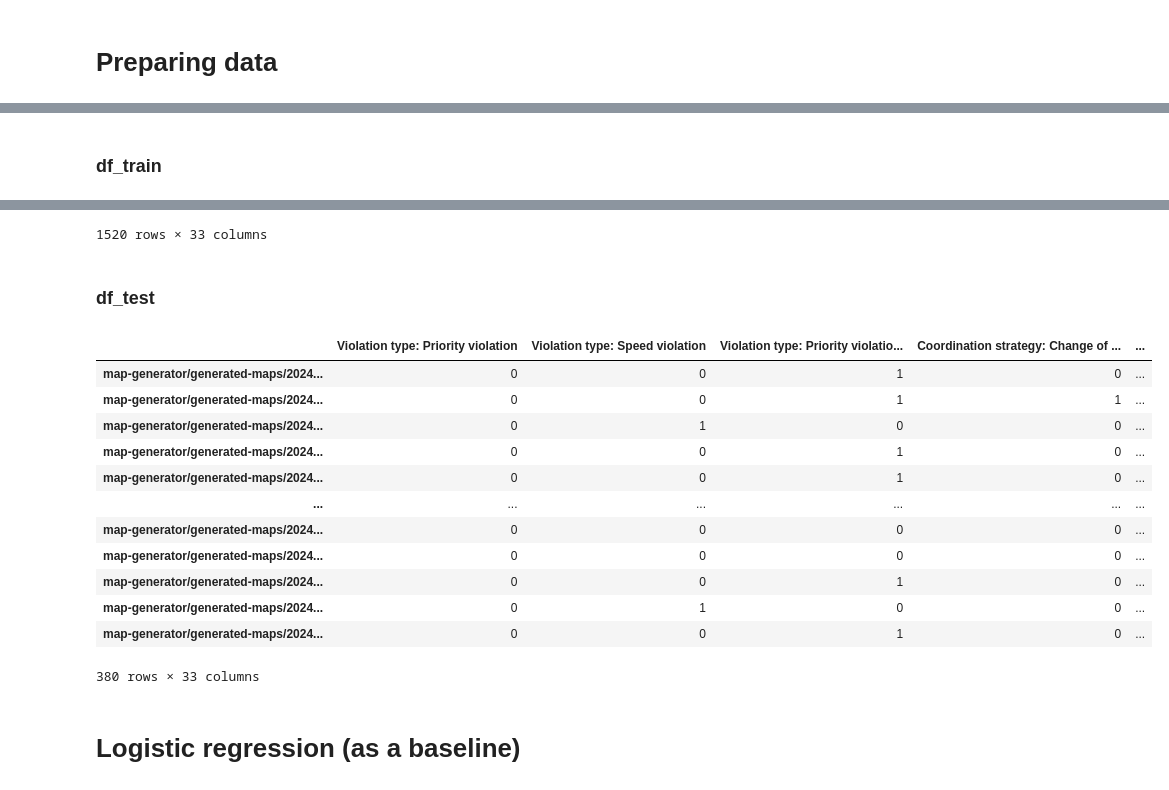
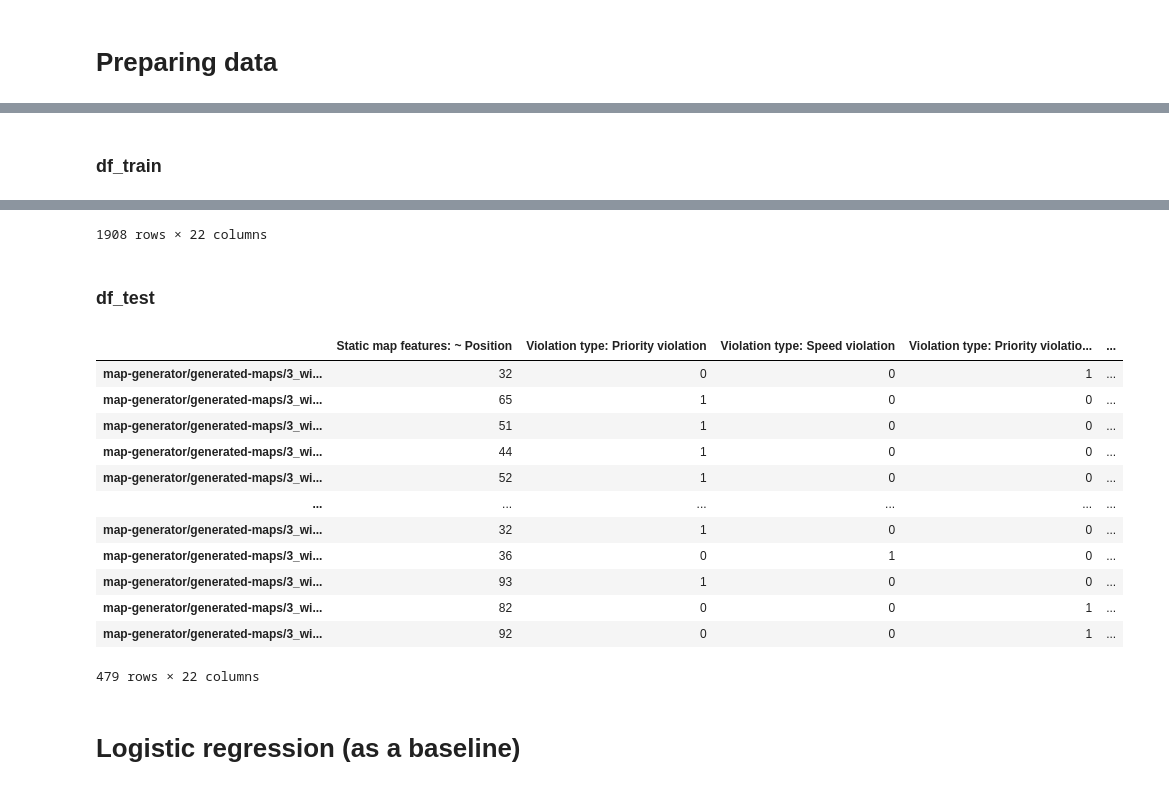
Before and after one commit to Olga-Mironenko/coordination_oru, a Jupyter notebook: scenario-analysis/model.ipynb, the cells around one changed output, grey strips where cells are left out. Cells and saved outputs as stored; diff of their text form; code cells hidden in the pictures.

```diff
--- a/scenario-analysis/model.ipynb
+++ b/scenario-analysis/model.ipynb
@@ -24,7 +25,9 @@ os.makedirs(DIRECTORY_DATA, exist_ok=True)
 # %%
 # FILENAME_DF_ALL_CLEAN = None
 #FILENAME_DF_ALL_CLEAN = 'data/20241230_173555/df_all_clean.csv'
-FILENAME_DF_ALL_CLEAN = 'data/20250128_094430/df_all_clean.csv'
+# FILENAME_DF_ALL_CLEAN = 'data/20250128_094430/df_all_clean.csv'
+# FILENAME_DF_ALL_CLEAN = 'data/20250220_094622_halfway/df_all_clean.csv'
+FILENAME_DF_ALL_CLEAN = 'data/20250220_094622/df_all_clean.csv'
 # %%
 SEPARATOR_COL = ': '
 
@@ -87,15 +82,38 @@ def series2values(series):
 
 
 if FILENAME_DF_ALL_CLEAN is not None:
-    COLUMNS_NONSPLIT = {}
+    COLUMNS_NONSPLIT = {
+        col: series2values
+        for col in [
+            'Static map features: ~ Position',  # includes i_map, i_position
+        ]
+    }
     COLUMNS_INPUT = {col: series2values
+                     # for col in (
+                     #    'Static map features: Connectivity',
+                     # )}
                      for col in df_all.columns
                      if col2parts(col)[0] != 'Output of simulation (execution)'
                      and not col2parts(col)[1].startswith('~ ')}
+    # COLUMNS_INPUT.pop('Static map features: No. of OPs')  # TODO
+    # COLUMNS_INPUT.pop('Output of simulation (planning): Mission length for MV (V0)')  # TODO
+    # COLUMNS_INPUT.pop('Output of simulation (planning): Mission length for AV (V1)')  # TODO
+    # COLUMNS_INPUT.pop('Output of simulation (planning): Mission length for AV (V2)')  # TODO
+    # COLUMNS_INPUT.pop('Output of simulation (planning): Mission length for AV (V3)')  # TODO
+    # COLUMNS_INPUT.pop('Output of simulation (planning): Total Mission length for AVs (V1-V3)')  # TODO
+    # COLUMNS_INPUT.pop('Output of simulation (planning): Total Mission length for AVs (V1-V3)')  # TODO
+    # COLUMNS_INPUT = {key: value for key, value in COLUMNS_INPUT.items()
+    #                  if 'No. of OPs' not in key and 'POD' not in key}
+    COLUMNS_INPUT = {key: value for key, value in COLUMNS_INPUT.items()
+                     if 'POD C' not in key}
     COLUMNS_OUTPUT = {col: series2values
-                      for col in df_all.columns
-                      if col2parts(col)[0] == 'Output of simulation (execution)'
-                      and not col2parts(col)[1].startswith('~ ')}
+                      for col in (
+                        'Output of simulation (execution): Total No. of completed missions for AVs (V1-V3)',
+                        'Output of simulation (execution): Collision rate'
+                      )}
+                      # for col in df_all.columns
+                      # if col2parts(col)[0] == 'Output of simulation (execution)'
+                      # and not col2parts(col)[1].startswith('~ ')}
 else:
     COLUMNS_NONSPLIT = {
         'Scenario ID': lambda series: series.values,
@@ -205,6 +223,7 @@ def show(obj, title=None):
 
 
 def shuffle_df(df):
+    """
     # Shuffle by Scenario ID
     unique_scenarios = df['Scenario ID'].unique()  # Get unique Scenario IDs
     shuffled_scenarios = pd.Series(unique_scenarios).sample(frac=1, random_state=1).tolist()  # Shuffle Scenario IDs
@@ -216,6 +235,8 @@ def shuffle_df(df):
     df_shuffled = df_shuffled.reset_index(drop=True)
 
     return df_shuffled
+    """
+    return df.sample(frac=1)
 
 
 def split_train_test(df):
@@ -237,5 +258,7 @@ def split_train_test(df):
 df_train, df_test = split_train_test(df_preprocessed)
 show(df_train, 'df_train')
 show(df_test, 'df_test')
+if 'Static map features: ~ Position' in df_train.columns:
+    assert not set(df_train['Static map features: ~ Position']) & set(df_test['Static map features: ~ Position'])
 # %% [output]
 df_train
@@ -254,18 +277,18 @@ df_train
-1520 rows × 33 columns
+1908 rows × 22 columns
 df_test
-|  | Violation type: Priority violation | Violation type: Speed violation | Violation type: Priority violatio... | Coordination strategy: Change of ... | ... |
-| map-generator/generated-maps/2024... | 0 | 0 | 1 | 0 | ... |
-| map-generator/generated-maps/2024... | 0 | 0 | 1 | 1 | ... |
-| map-generator/generated-maps/2024... | 0 | 1 | 0 | 0 | ... |
-| map-generator/generated-maps/2024... | 0 | 0 | 1 | 0 | ... |
-| map-generator/generated-maps/2024... | 0 | 0 | 1 | 0 | ... |
+|  | Static map features: ~ Position | Violation type: Priority violation | Violation type: Speed violation | Violation type: Priority violatio... | ... |
+| map-generator/generated-maps/3_wi... | 32 | 0 | 0 | 1 | ... |
+| map-generator/generated-maps/3_wi... | 65 | 1 | 0 | 0 | ... |
+| map-generator/generated-maps/3_wi... | 51 | 1 | 0 | 0 | ... |
+| map-generator/generated-maps/3_wi... | 44 | 1 | 0 | 0 | ... |
+| map-generator/generated-maps/3_wi... | 52 | 1 | 0 | 0 | ... |
 | ... | ... | ... | ... | ... | ... |
-| map-generator/generated-maps/2024... | 0 | 0 | 0 | 0 | ... |
-| map-generator/generated-maps/2024... | 0 | 0 | 0 | 0 | ... |
-| map-generator/generated-maps/2024... | 0 | 0 | 1 | 0 | ... |
-| map-generator/generated-maps/2024... | 0 | 1 | 0 | 0 | ... |
-| map-generator/generated-maps/2024... | 0 | 0 | 1 | 0 | ... |
+| map-generator/generated-maps/3_wi... | 32 | 1 | 0 | 0 | ... |
+| map-generator/generated-maps/3_wi... | 36 | 0 | 1 | 0 | ... |
+| map-generator/generated-maps/3_wi... | 93 | 1 | 0 | 0 | ... |
+| map-generator/generated-maps/3_wi... | 82 | 0 | 0 | 1 | ... |
+| map-generator/generated-maps/3_wi... | 92 | 0 | 0 | 1 | ... |
-380 rows × 33 columns
+479 rows × 22 columns
 # %% [markdown]
 # Logistic regression (as a baseline)
 # %%
```
Also changed, not shown: parts of 12 cells of this notebook, 5 other files.
